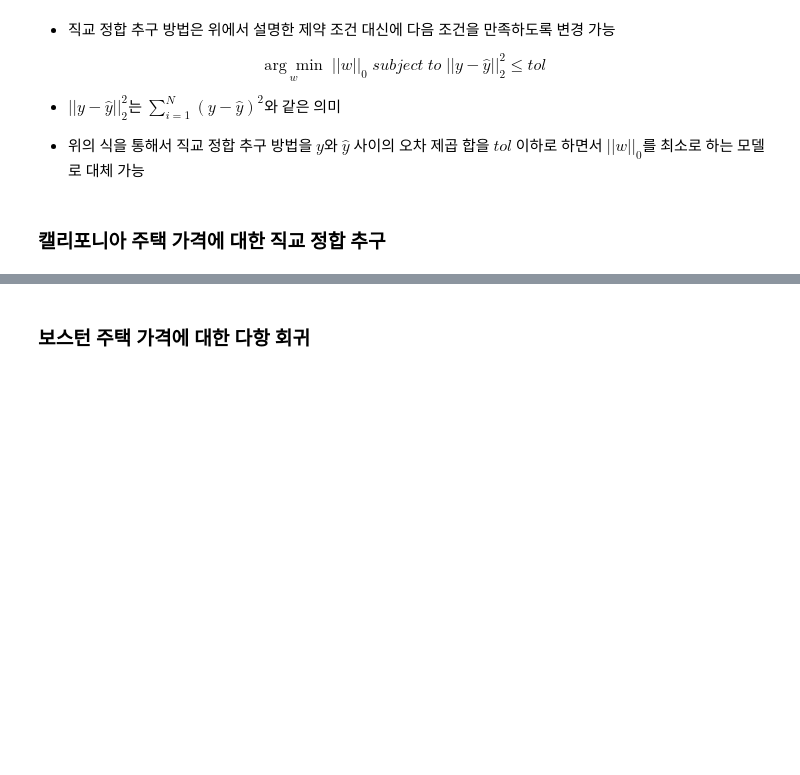
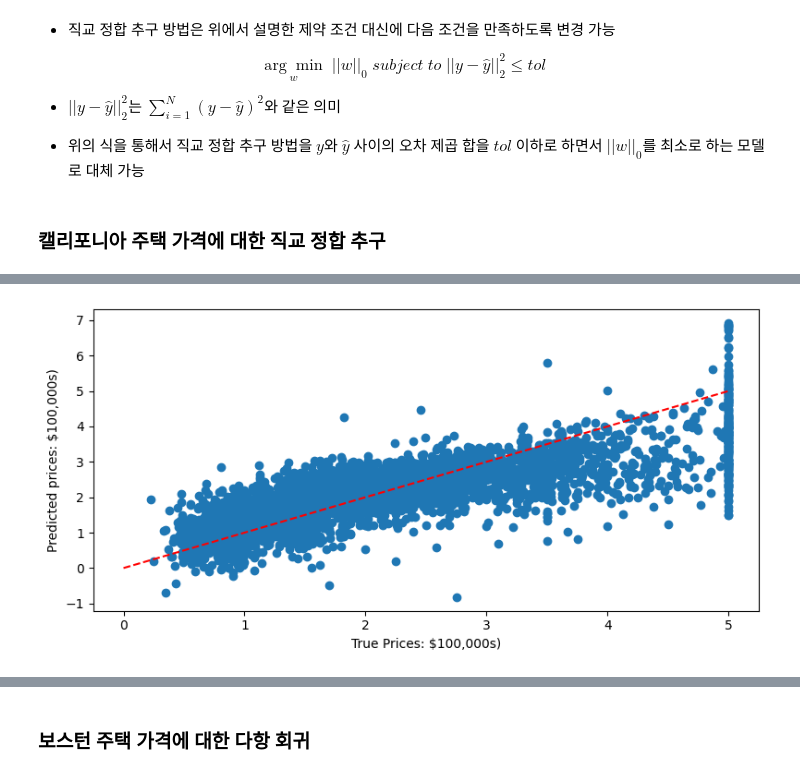
Before and after one commit to kwanization/Machine_Learning_Study, a Jupyter notebook: _3_선형_모델(Linear_Models).ipynb, the cells around one changed output, grey strips where cells are left out. Drawn from its saved outputs; the diff is of its cells as text; code cells hidden in the pictures; blank space fills up the shorter version.

```diff
--- a/_3_선형_모델(Linear_Models).ipynb
+++ b/_3_선형_모델(Linear_Models).ipynb
@@ -470,3 +556,10 @@ ElasticMSE = \frac{1}{N} \sum_{i=1}^{N} (y_i - \hat{y}_i) + \alpha \rho \sum_{i=
+# %%
+predicted = model.predict(X_test)
+expected = y_test
+
+plot_california_prices(expected, predicted)
+# %% [output]
+[figure, added]
 # %% [markdown]
 ## 다항 회귀 (Polynomial Regression)
 
```
Also changed, not shown: parts of 26 cells of this notebook.
